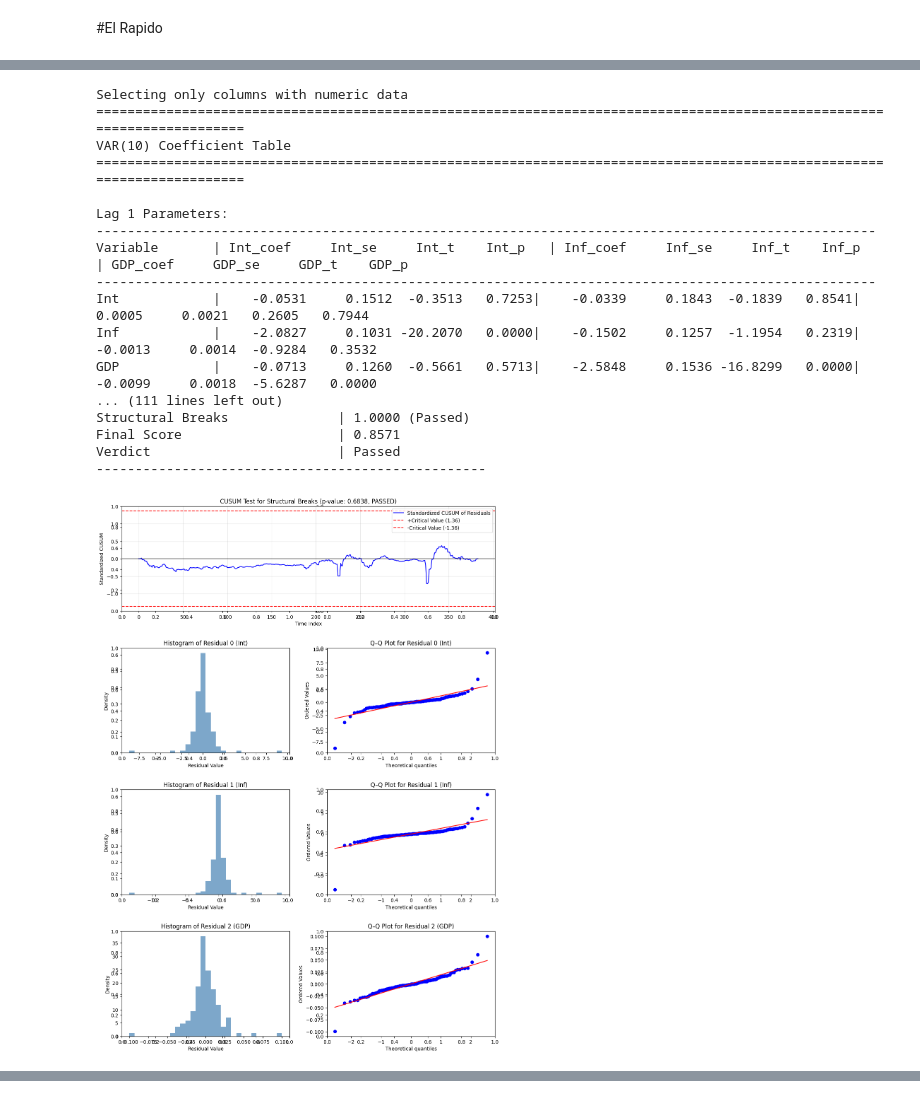
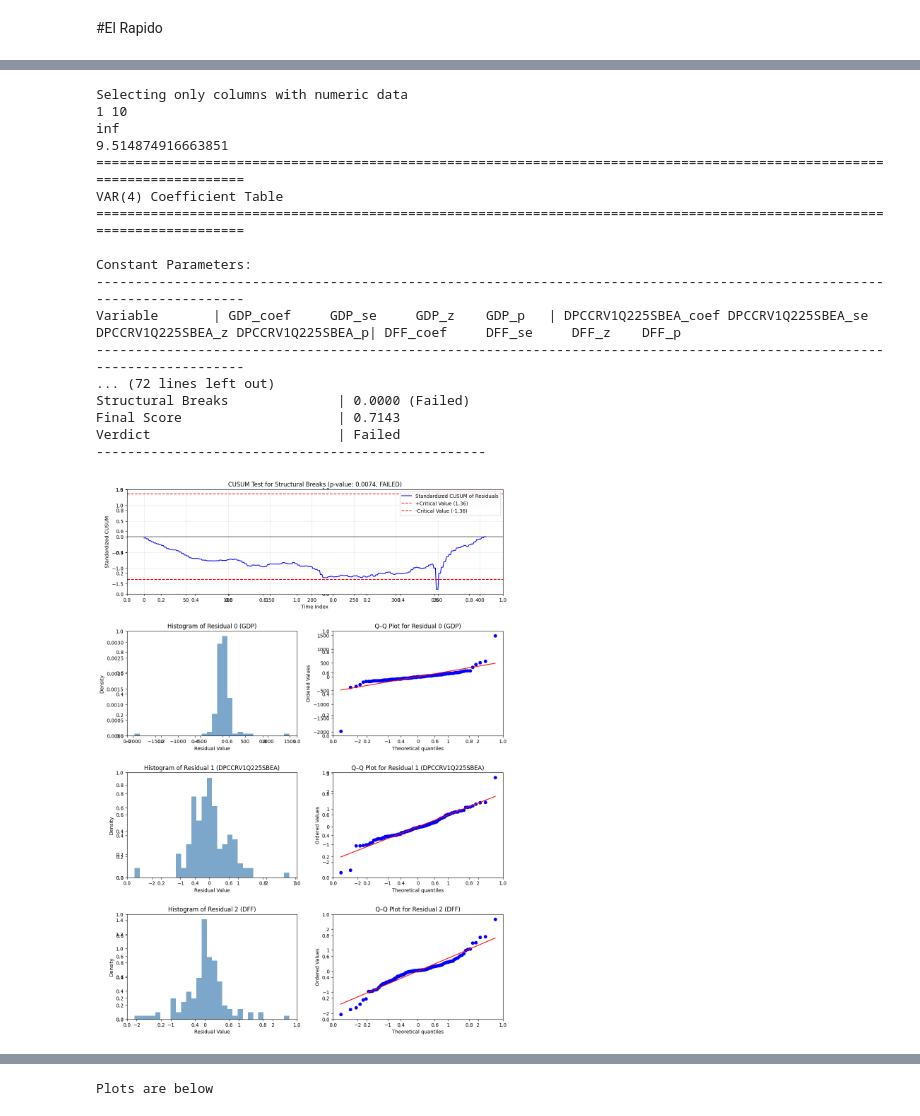
Before and after one commit to AmineOuerfellii/econometron, a Jupyter notebook: Tutorials/Models/VAR_SVAR/VAR.ipynb, the cells around one changed output, grey strips where cells are left out. Drawn from its saved outputs; the diff is of its cells as text; code cells hidden in the pictures.

Commit message:
The VAR model Implementation is Now Stable

```diff
--- a/Tutorials/Models/VAR_SVAR/VAR.ipynb
+++ b/Tutorials/Models/VAR_SVAR/VAR.ipynb
@@ -45,3 +12,5 @@ from econometron.utils.data_preparation import TimeSeriesProcessor
+# %%
+mac_data=pd.concat([GDP, Inflation, Interest_Rate], axis=1).dropna()
 # %%
-TSP=TimeSeriesProcessor(mac_data,method='log_diff',analysis=True,plot=True)
+TSP=TransformTS(mac_data,method='diff',analysis=True,plot=True)
 # %% [output]
@@ -126,21 +134,21 @@ vm.order_select()
 # %%
-vm.fit(p=10)
+model_1=vm.fit()
 # %% [output]
 Selecting only columns with numeric data
+1 10
+inf
+9.514874916663851
 ========================================================================================================================
-VAR(10) Coefficient Table
+VAR(4) Coefficient Table
 ========================================================================================================================
 
-Lag 1 Parameters:
-----------------------------------------------------------------------------------------------------
-Variable       | Int_coef     Int_se     Int_t    Int_p   | Inf_coef     Inf_se     Inf_t    Inf_p   | GDP_coef     GDP_se     GDP_t    GDP_p
-----------------------------------------------------------------------------------------------------
-Int            |    -0.0531     0.1512  -0.3513   0.7253|    -0.0339     0.1843  -0.1839   0.8541|     0.0005     0.0021   0.2605   0.7944
-Inf            |    -2.0827     0.1031 -20.2070   0.0000|    -0.1502     0.1257  -1.1954   0.2319|    -0.0013     0.0014  -0.9284   0.3532
-GDP            |    -0.0713     0.1260  -0.5661   0.5713|    -2.5848     0.1536 -16.8299   0.0000|    -0.0099     0.0018  -5.6287   0.0000
-... (111 lines left out)
-Structural Breaks              | 1.0000 (Passed)
-Final Score                    | 0.8571
-Verdict                        | Passed
+Constant Parameters:
+------------------------------------------------------------------------------------------------------------------------
+Variable       | GDP_coef     GDP_se     GDP_z    GDP_p   | DPCCRV1Q225SBEA_coef DPCCRV1Q225SBEA_se DPCCRV1Q225SBEA_z DPCCRV1Q225SBEA_p| DFF_coef     DFF_se     DFF_z    DFF_p
+------------------------------------------------------------------------------------------------------------------------
+... (72 lines left out)
+Structural Breaks              | 0.0000 (Failed)
+Final Score                    | 0.7143
+Verdict                        | Failed
 --------------------------------------------------
-[figure, old version]
+[figure, new version]
@@ -147,0 +156 @@ Plots are below
+Plots are below
```
Also changed, not shown: parts of 35 cells of this notebook, 12 other files.
